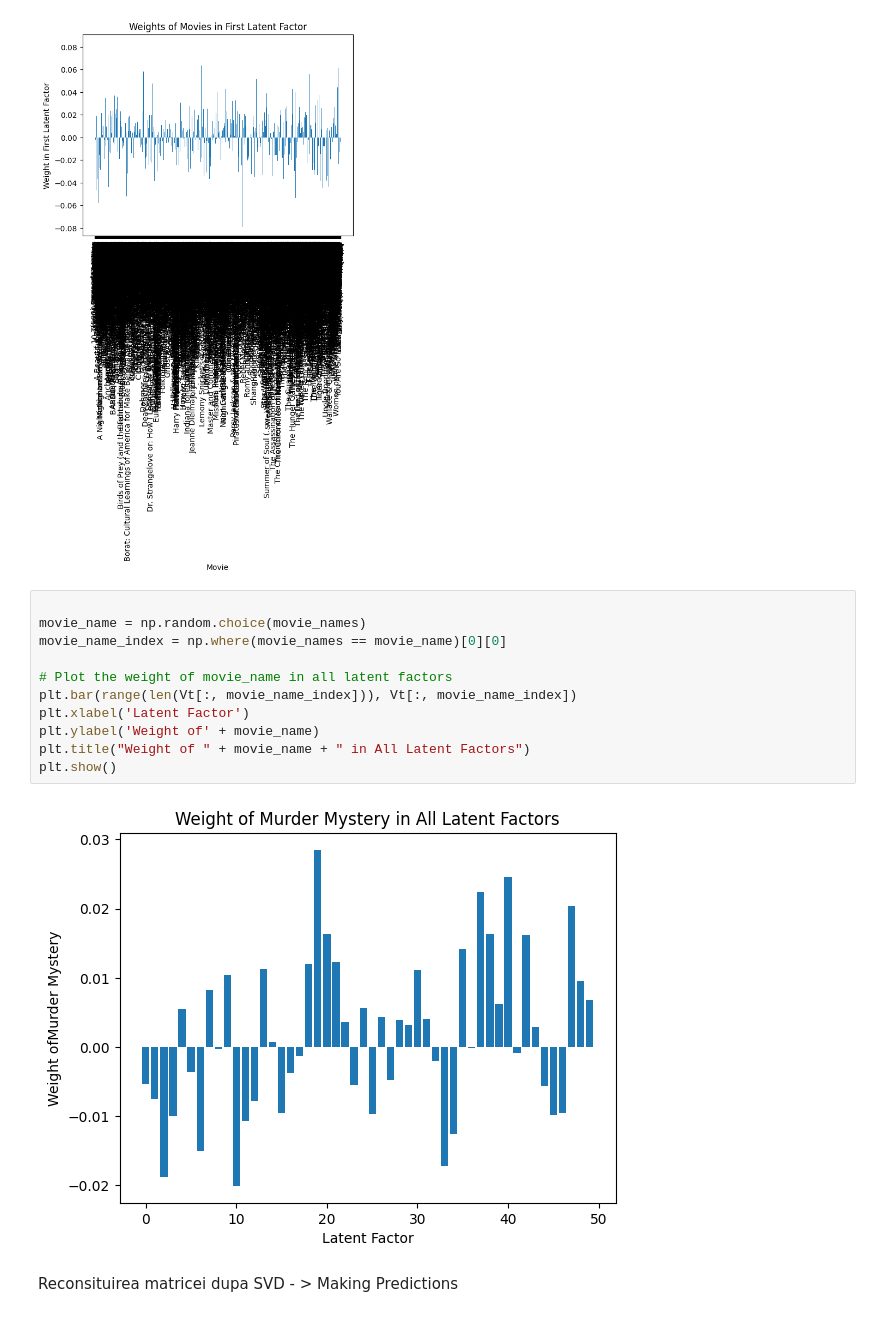
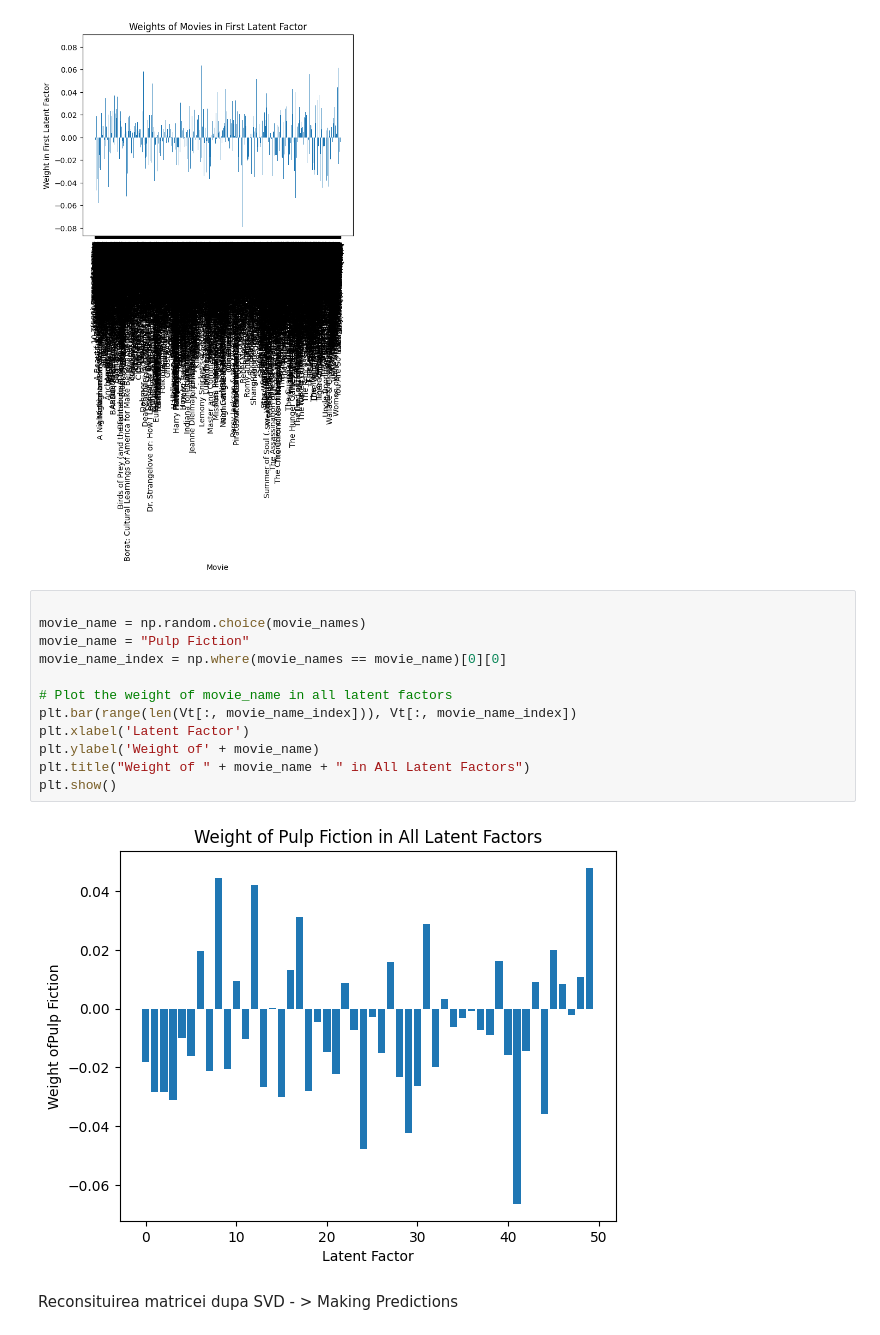
Before and after one commit to draqq67/Movie-Recommendation, a Jupyter notebook: movie_recommendation.ipynb, the cells around one changed output. Cells and saved outputs as stored; diff of their text form.

```diff
--- a/movie_recommendation.ipynb
+++ b/movie_recommendation.ipynb
@@ -430,16 +427,17 @@ plt.show()
 # %%
 
 movie_name = np.random.choice(movie_names)
+movie_name = "Pulp Fiction"
 movie_name_index = np.where(movie_names == movie_name)[0][0]
 
 # Plot the weight of movie_name in all latent factors
 plt.bar(range(len(Vt[:, movie_name_index])), Vt[:, movie_name_index])
 plt.xlabel('Latent Factor')
 plt.ylabel('Weight of' + movie_name)
 plt.title("Weight of " + movie_name + " in All Latent Factors")
 plt.show()
 # %% [output]
-[figure, old version]
+[figure, new version]
 # %% [markdown]
 Reconsituirea matricei dupa SVD - > Making Predictions
 # %%
```
Also changed, not shown: parts of 5 cells of this notebook, 1 other file.
